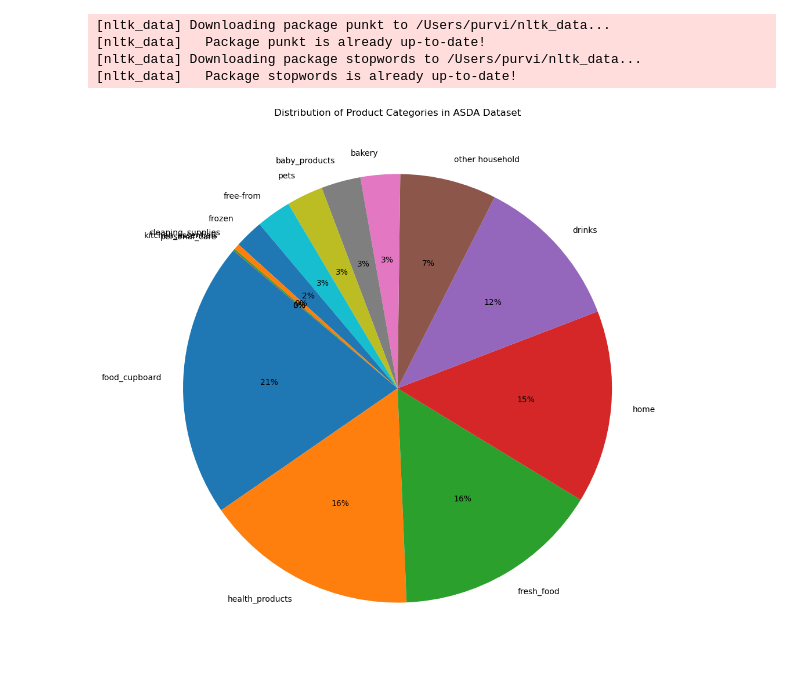
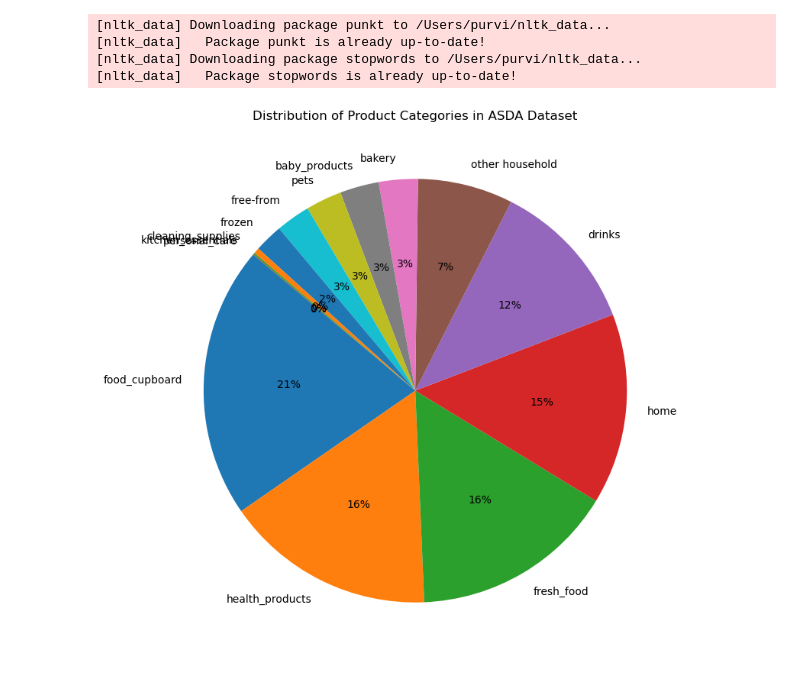
Before and after one commit to purvij07/Revenue-Prediction-Customer-Analytics-for-Supermarket-Data, a Jupyter notebook: code/ASDA_dataset.ipynb, the cells around one changed output. Saved outputs shown, nothing was run; the diff lists cells and outputs as text; code cells hidden in the pictures.

```diff
--- a/code/ASDA_dataset.ipynb
+++ b/code/ASDA_dataset.ipynb
@@ -447,17 +447,17 @@ df.to_csv('datasets/updated_All_Data_ASDA.csv', index=False)
 # %%
 import pandas as pd
 import matplotlib.pyplot as plt
 
 # Assuming the updated dataset is saved as 'Updated_All_Data_ASDA.csv'
 df = pd.read_csv('datasets/Updated_All_Data_ASDA.csv')
 
 # Get the distribution of the 'category' column
 category_distribution = df['category'].value_counts()
 
 # Plot a pie chart
-plt.figure(figsize=(10, 12))
+plt.figure(figsize=(10, 9))
 plt.pie(category_distribution, labels=category_distribution.index, autopct='%1.0f%%', startangle=140)
 plt.title('Distribution of Product Categories in ASDA Dataset')
 plt.show()
 # %% [output]
-[figure, old version]
+[figure, new version]
```
Also changed, not shown: 3 other files.
